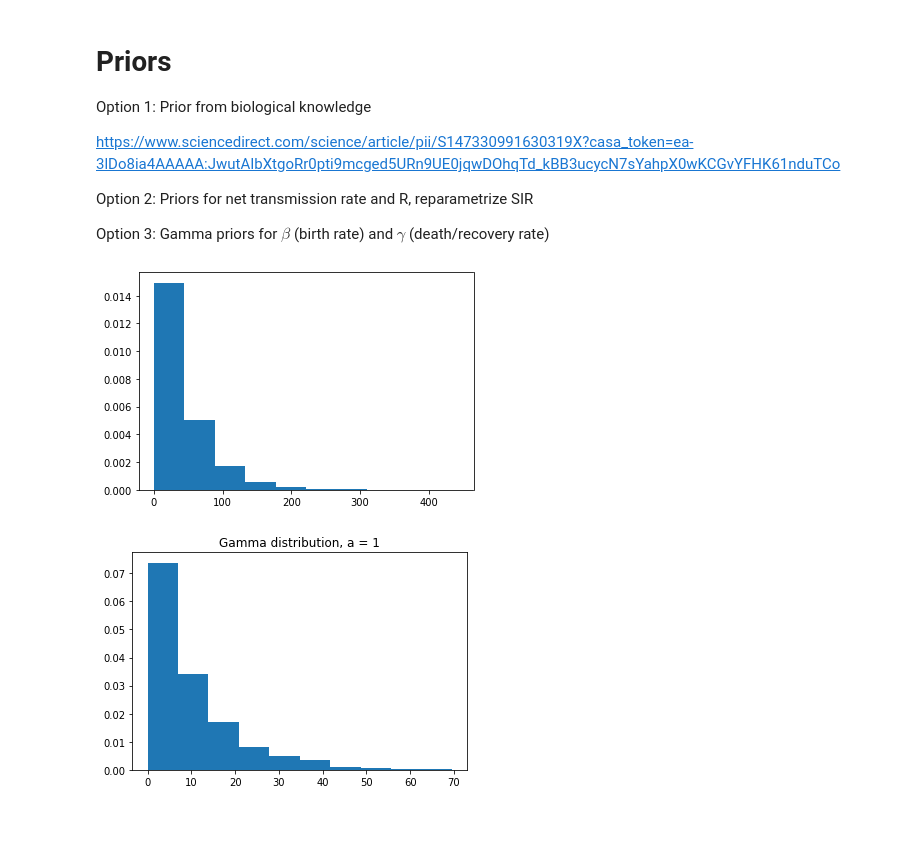
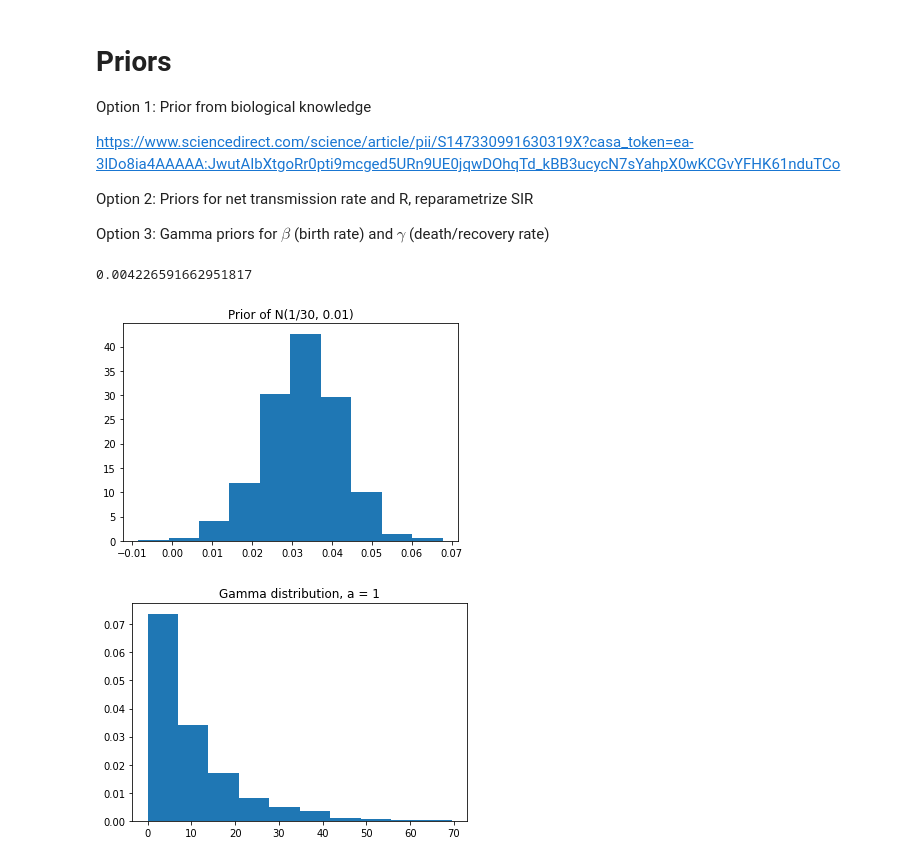
Before and after one commit to fanoja/Ecoli-R0, a Jupyter notebook: Priors.ipynb, the cells around one changed output. Drawn from its saved outputs; the diff is of its cells as text; code cells hidden in the pictures; blank space fills up the shorter version.

```diff
--- a/Priors.ipynb
+++ b/Priors.ipynb
@@ -20,17 +20,14 @@ import scipy.stats
 # %%
 # Option 1:
 
-# Estimate the KM-curve by an exponential distribution
-
-
-surv = np.random.exponential(scale=1.0)
-#print(surv)
-x = expon.rvs(scale=40, size=10000)
-
-plt.hist(x, density=True)
+# Use a normal prior around the mean of the exponential distribution; 30 days is the mean duration of colonization, so the recovery rate is then 1/30
+print(np.min(scipy.stats.norm.rvs(0.033, 0.01, size = 1000)))
+plt.hist(scipy.stats.norm.rvs(0.033, 0.01, size = 1000), density = True) # can be less than 0... Maybe
+plt.title("Prior of N(1/30, 0.01)")
 plt.show()
 # %% [output]
+0.004226591662951817
-[figure, old version]
+[figure, new version]
 # %%
 a = 1
 r = gamma.rvs(a, loc = 0, scale = 10, size = 1000)
```
Also changed, not shown: parts of 1 cell of this notebook, 4 other files.
